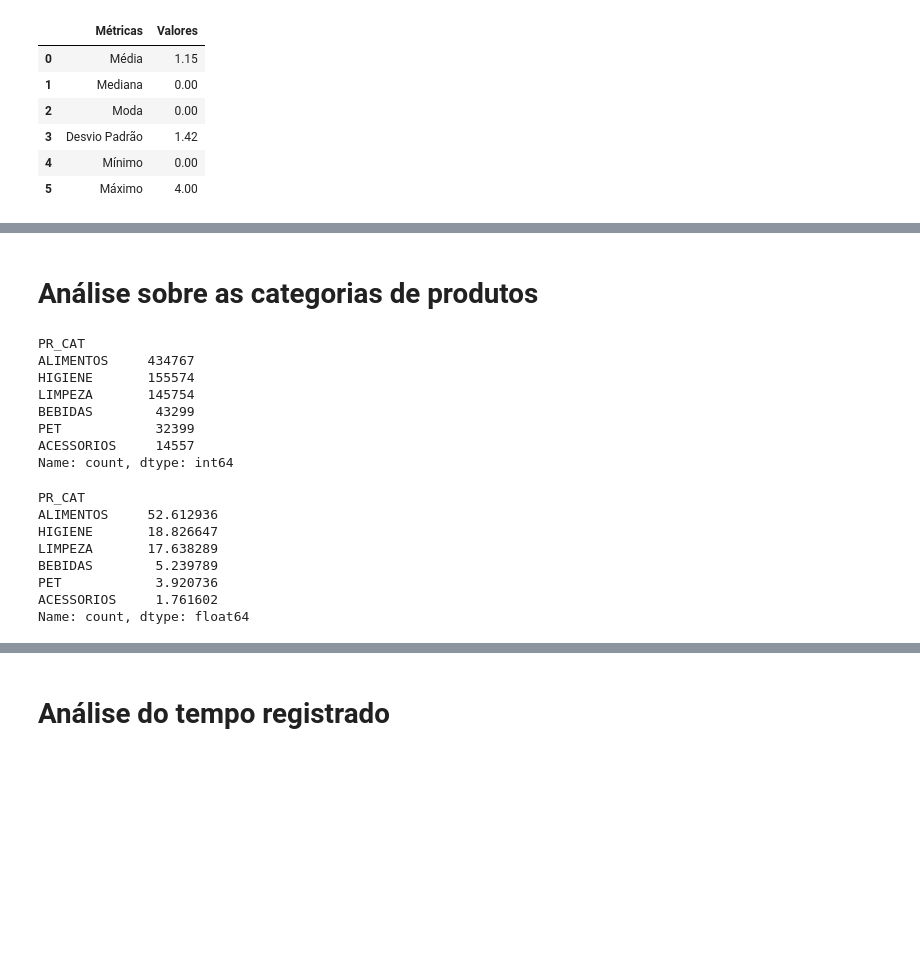
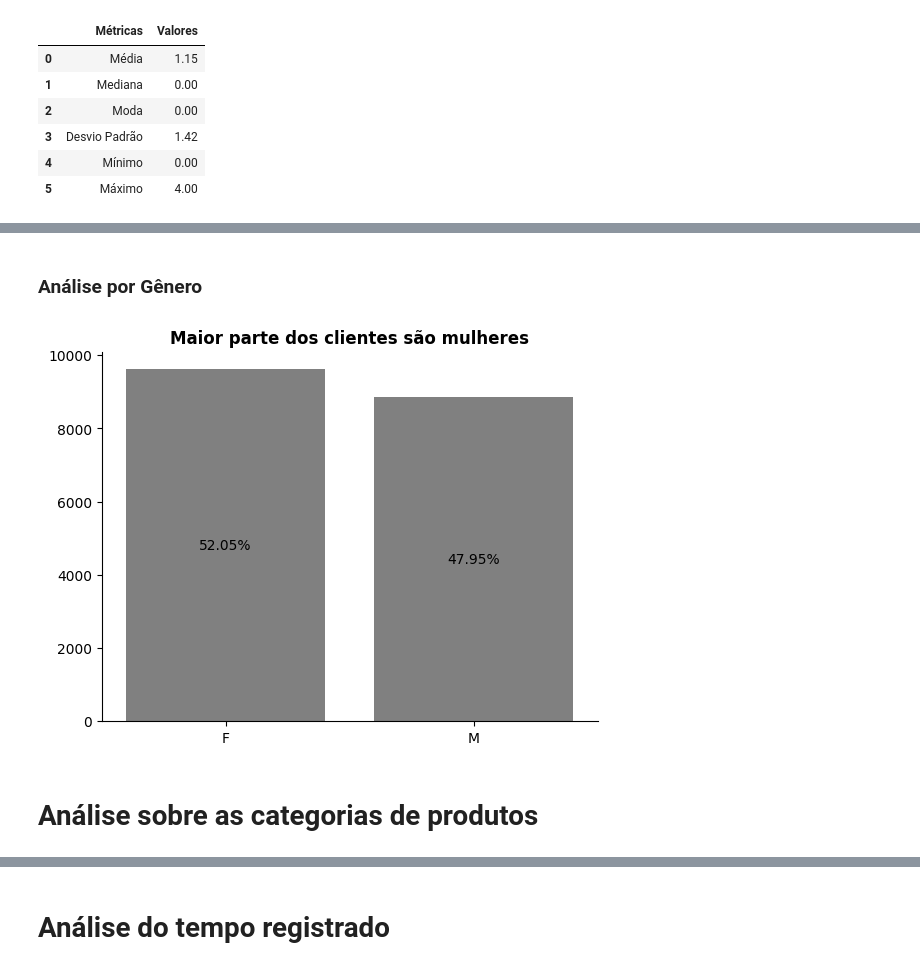
Before and after one commit to ruanguths/miniprojeto-RuanCarlosCostaGuths-T2, a Jupyter notebook: notebooks/visualizacao.ipynb, the cells around one changed output, grey strips where cells are left out. Drawn from its saved outputs; the diff is of its cells as text; code cells hidden in the pictures; blank space fills up the shorter version.

```diff
--- a/notebooks/visualizacao.ipynb
+++ b/notebooks/visualizacao.ipynb
@@ -93,30 +97,31 @@ plt.show()
+# %% [markdown]
+<h3>Análise por Gênero
+# %%
+#Criando gráfico da relação gênero x qtd vendas
+vendas_gen = df.groupby(df["CL_GENERO"])["CO_ID"].nunique().reset_index()
+ax = sns.barplot(data=vendas_gen,x="CL_GENERO",y="CO_ID",color="gray")
+
+# Calculando e inserindo no gráfico as porcentagens
+total_vendas_gen = vendas_gen["CO_ID"].sum()
+
+for barra in ax.patches:
+    altura = barra.get_height()
+    percentual = (altura / total_vendas_gen) * 100
+# escreve sobre a barra
+    ax.annotate(
+        f"{percentual:.2f}%",
+        (barra.get_x() + barra.get_width()/2, altura/2),
+        ha="center",
+        va="center"
+    )
+
+#Configurando o gráfico
+plt.title("Maior parte dos clientes são mulheres", weight="bold")
+plt.xlabel("")
+plt.ylabel("")
+sns.despine() # tira as bordas
+plt.show()
+# %% [output]
+[figure, added]
 # %% [markdown]
 <h1>Análise sobre as categorias de produtos
-# %%
-#Quantidade de vendas por categoria
-df["PR_CAT"].value_counts()
-# %% [output]
-PR_CAT
-ALIMENTOS     434767
-HIGIENE       155574
-LIMPEZA       145754
-BEBIDAS        43299
-PET            32399
-ACESSORIOS     14557
-Name: count, dtype: int64
-# %%
-#Porcentagem de vendas por categoria
-f = lambda x: x/len(df) * 100
-
-perc_cat = f(df["PR_CAT"].value_counts())
-
-perc_cat
-# %% [output]
-PR_CAT
-ALIMENTOS     52.612936
-HIGIENE       18.826647
-LIMPEZA       17.638289
-BEBIDAS        5.239789
-PET            3.920736
-ACESSORIOS     1.761602
-Name: count, dtype: float64
```
Also changed, not shown: parts of 5 cells of this notebook.
